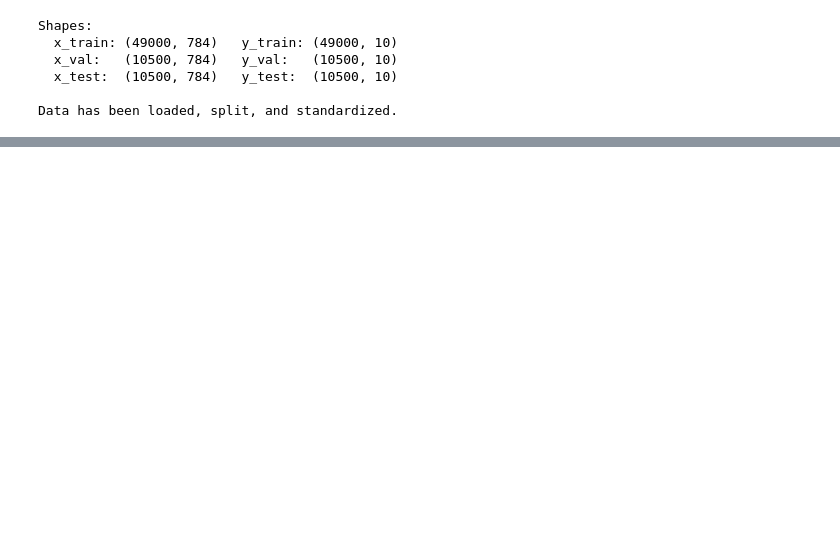
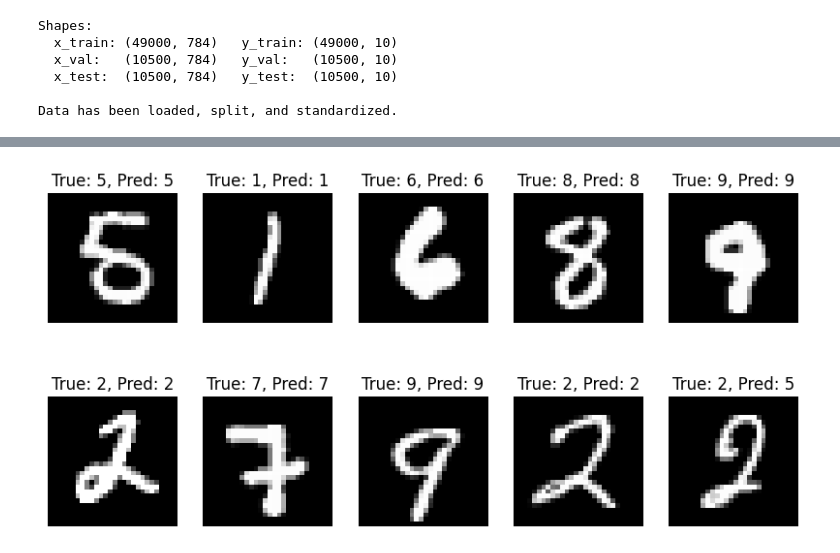
Before and after one commit to AhmadrezaHadi/CSC7809-FoundationalModels, a Jupyter notebook: Project 1/MNIST.ipynb, the cells around one changed output, grey strips where cells are left out. Saved outputs shown, nothing was run; the diff lists cells and outputs as text; code cells hidden in the pictures; blank space fills up the shorter version.

```diff
--- a/Project 1/MNIST.ipynb
+++ b/Project 1/MNIST.ipynb
@@ -153,0 +142,15 @@ import matplotlib.pyplot as plt
+# %%
+indices = np.random.choice(x_test.shape[0], 10)
+x_sample = x_test[indices]
+y_sample = y_test[indices]
+y_pred = model.forward(x_sample)
+
+plt.figure(figsize=(10, 5))
+for i in range(10):
+    plt.subplot(2, 5, i+1)
+    plt.imshow(x_sample[i].reshape(28, 28), cmap='gray')
+    plt.title("True: %d, Pred: %d" % (np.argmax(y_sample[i]), np.argmax(y_pred[i])))
+    plt.axis('off')
+plt.show()
+# %% [output]
+[figure, added]
```
Also changed, not shown: parts of 7 cells of this notebook, 2 other files.
